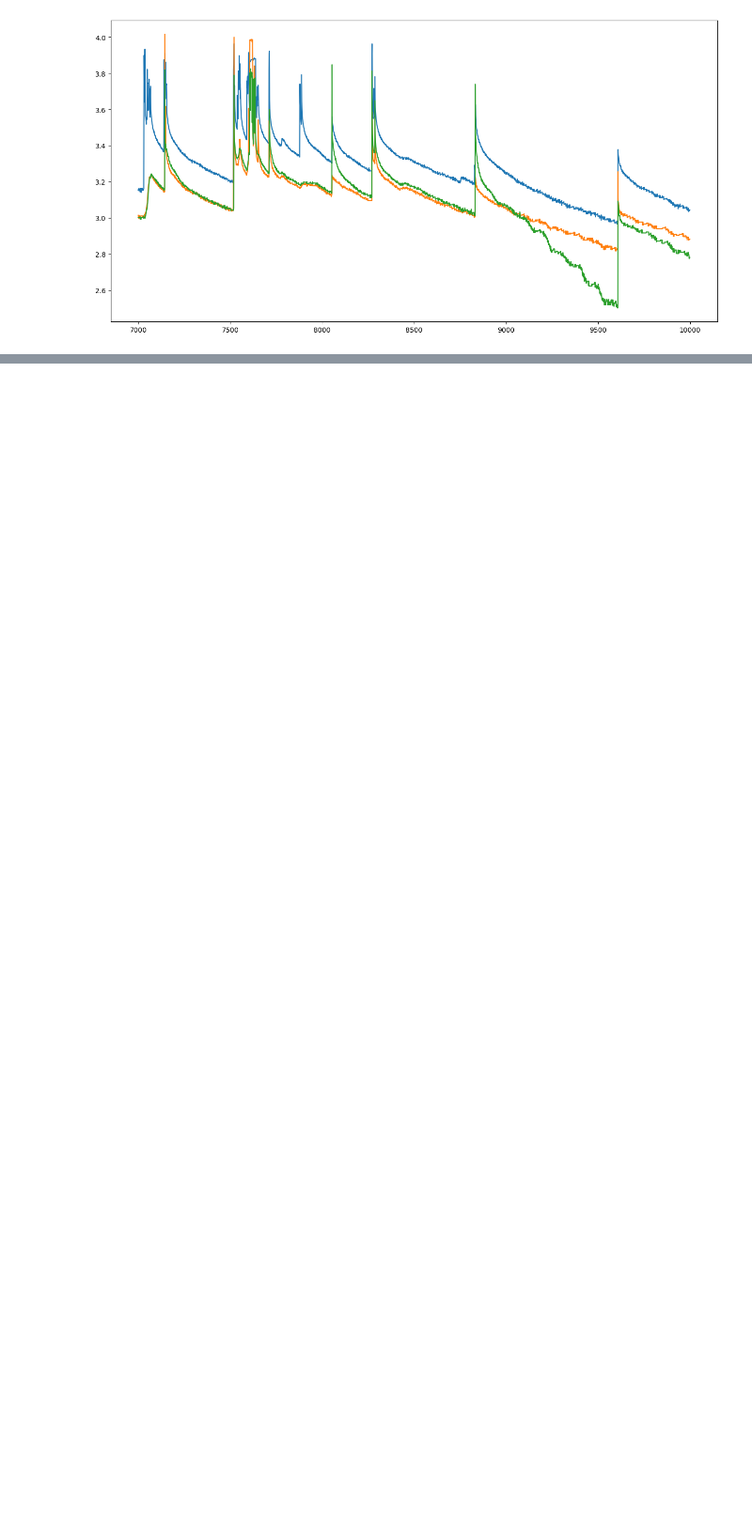
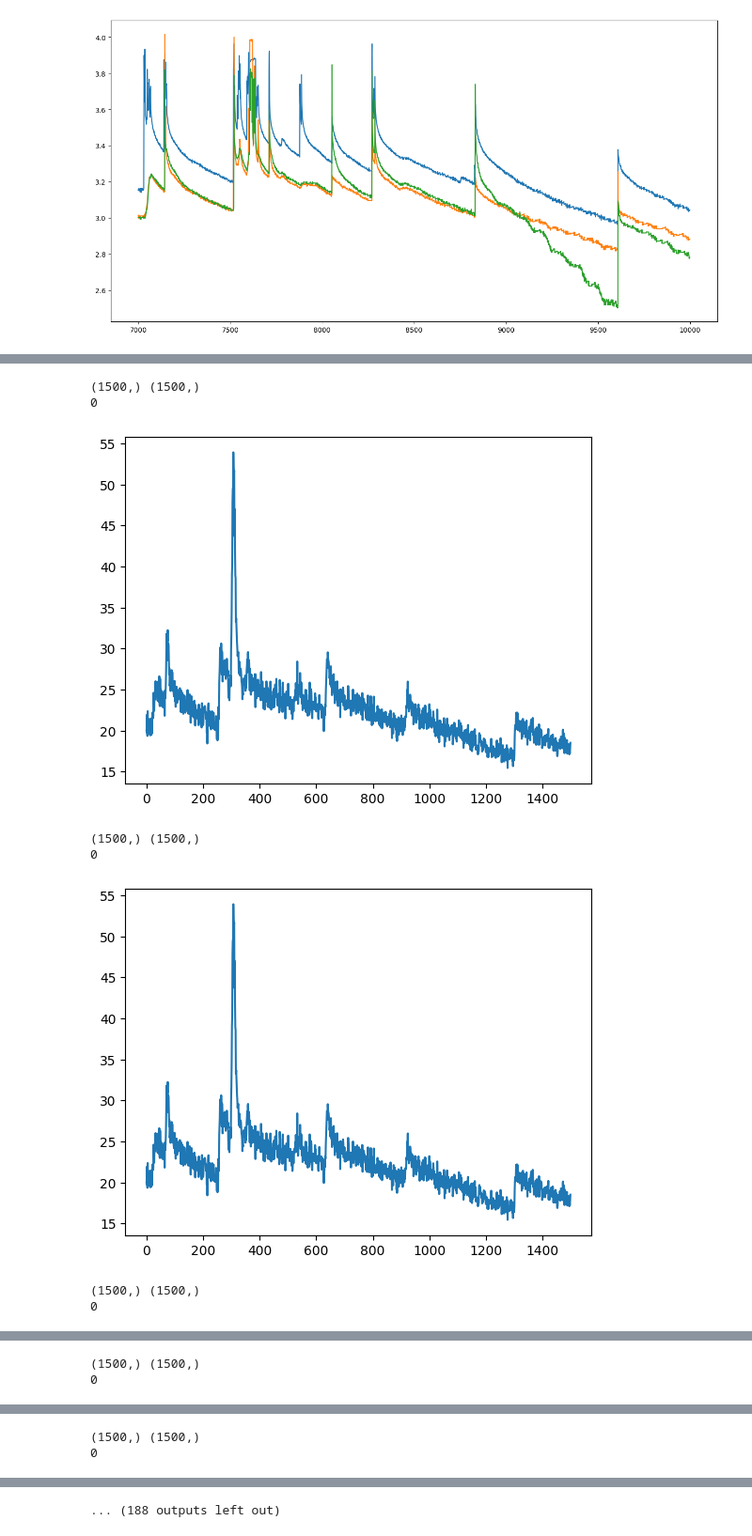
Before and after one commit to Detriatis/mlproj, a Jupyter notebook: project/exponential.ipynb, the cells around one changed output, grey strips where cells are left out. Shown at 94% size. Saved outputs shown, nothing was run; the diff lists cells and outputs as text; code cells hidden in the pictures; blank space fills up the shorter version.

Commit message:
added a monte carlo sampler for field  capacity estimate, with some known issues

```diff
--- a/project/exponential.ipynb
+++ b/project/exponential.ipynb
@@ -188,0 +233,21 @@ ax.legend(loc="center left", bbox_to_anchor=(0.975, 0.5))
+# %%
+fc_sample = []
+x_test = x_test.reshape(-1)
+for i in range(100):
+    s = predictive_dist.sample(seed=key, sample_shape=(1,)).T.reshape(-1) # TODO try sample without addictive noise
+    s = jnp.exp(s)
+    print(x_test.shape, s.shape)
+    fc_df = estimate_fc(x_test, s)
+    fc_sample.append(fc_df['y'].mean())
+    print(len(fc_df)) # FIXME zero sample error
+    plt.plot(s)
+    plt.show()
+# %% [output]
+(1500,) (1500,)
+0
+[figure, added]
+(1500,) (1500,)
+0
+[figure, added]
+(1500,) (1500,)
+0
@@ -188,0 +255,2 @@ ax.legend(loc="center left", bbox_to_anchor=(0.975, 0.5))
+(1500,) (1500,)
+0
@@ -188,0 +258,2 @@ ax.legend(loc="center left", bbox_to_anchor=(0.975, 0.5))
+(1500,) (1500,)
+0
@@ -188,0 +264 @@ ax.legend(loc="center left", bbox_to_anchor=(0.975, 0.5))
+... (188 outputs left out)
```
Also changed, not shown: parts of 11 cells of this notebook.
